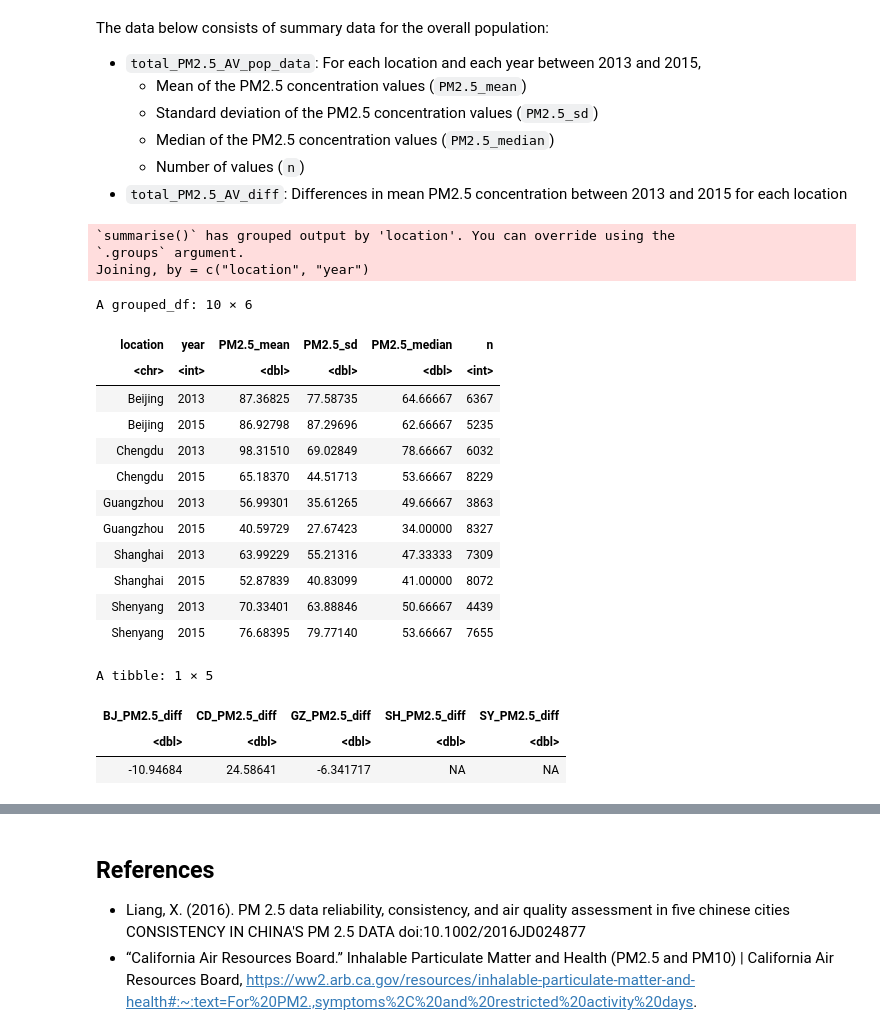
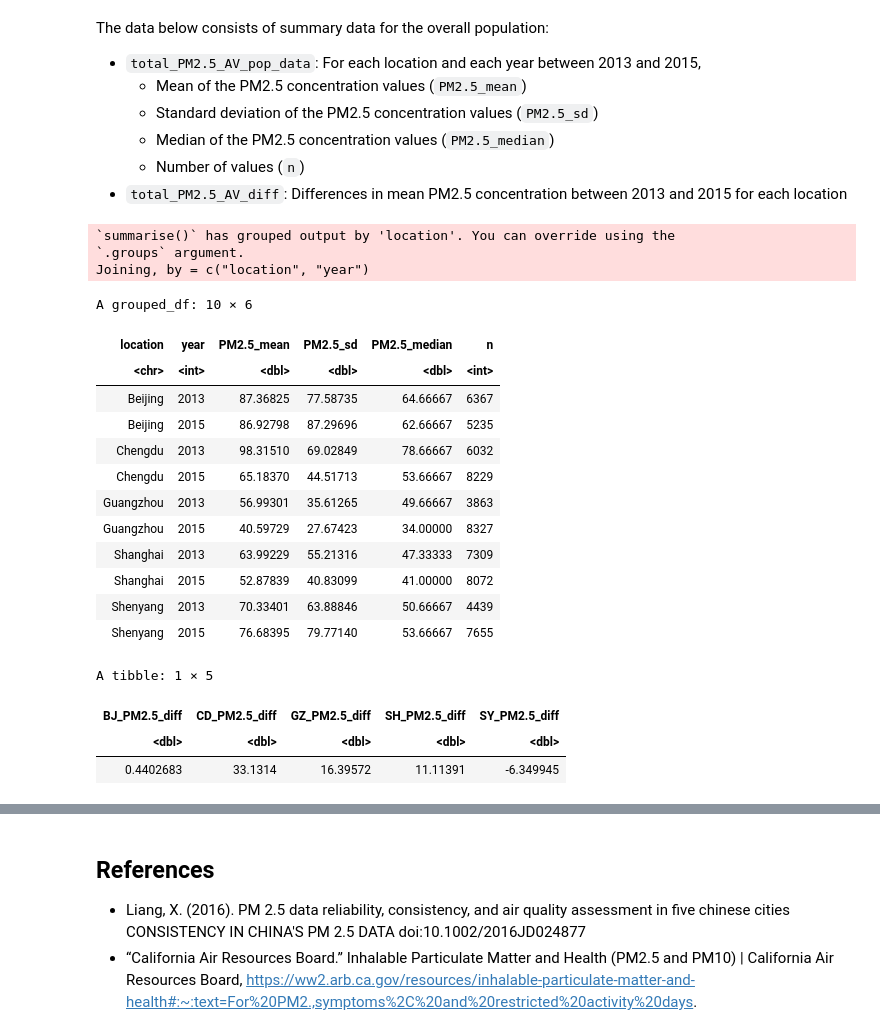
Before and after one commit to Nick-2003/STAT-201-Group-46-Project, a Jupyter notebook: STAT_201_Group_46_Project_Proposal.ipynb, the cells around one changed output, grey strips where cells are left out. Saved outputs shown, nothing was run; the diff lists cells and outputs as text; code cells hidden in the pictures.

```diff
--- a/STAT_201_Group_46_Project_Proposal.ipynb
+++ b/STAT_201_Group_46_Project_Proposal.ipynb
@@ -258,39 +258,39 @@ total_PM2.5_AV_pop_data <- total_PM2.5_AV %>%
 
 # total_PM2.5_AV_pop_data <- total_PM2.5_AV %>%
 #     group_by(location, year) %>%
 #     summarize(PM2.5_mean = mean(PM_2.5_AV)) %>%
 #     inner_join(countChinaDates)
 total_PM2.5_AV_pop_data
 
 total_PM2.5_AV_diff <- tibble(
-    BJ_PM2.5_diff = total_PM2.5_AV_pop_data$PM2.5_mean[1] - total_PM2.5_AV_pop_data$PM2.5_mean[3],
-    CD_PM2.5_diff = total_PM2.5_AV_pop_data$PM2.5_mean[4] - total_PM2.5_AV_pop_data$PM2.5_mean[6],
-    GZ_PM2.5_diff = total_PM2.5_AV_pop_data$PM2.5_mean[7] - total_PM2.5_AV_pop_data$PM2.5_mean[9],
-    SH_PM2.5_diff = total_PM2.5_AV_pop_data$PM2.5_mean[10] - total_PM2.5_AV_pop_data$PM2.5_mean[12],
-    SY_PM2.5_diff = total_PM2.5_AV_pop_data$PM2.5_mean[13] - total_PM2.5_AV_pop_data$PM2.5_mean[15],
+    BJ_PM2.5_diff = total_PM2.5_AV_pop_data$PM2.5_mean[1] - total_PM2.5_AV_pop_data$PM2.5_mean[2],
+    CD_PM2.5_diff = total_PM2.5_AV_pop_data$PM2.5_mean[3] - total_PM2.5_AV_pop_data$PM2.5_mean[4],
+    GZ_PM2.5_diff = total_PM2.5_AV_pop_data$PM2.5_mean[5] - total_PM2.5_AV_pop_data$PM2.5_mean[6],
+    SH_PM2.5_diff = total_PM2.5_AV_pop_data$PM2.5_mean[7] - total_PM2.5_AV_pop_data$PM2.5_mean[8],
+    SY_PM2.5_diff = total_PM2.5_AV_pop_data$PM2.5_mean[9] - total_PM2.5_AV_pop_data$PM2.5_mean[10],
 )
 total_PM2.5_AV_diff
 # %% [output]
 `summarise()` has grouped output by 'location'. You can override using the
 `.groups` argument.
 Joining, by = c("location", "year")
 A grouped_df: 10 × 6
 | location | year | PM2.5_mean | PM2.5_sd | PM2.5_median | n |
 | <chr> | <int> | <dbl> | <dbl> | <dbl> | <int> |
 | Beijing | 2013 | 87.36825 | 77.58735 | 64.66667 | 6367 |
 | Beijing | 2015 | 86.92798 | 87.29696 | 62.66667 | 5235 |
 | Chengdu | 2013 | 98.31510 | 69.02849 | 78.66667 | 6032 |
 | Chengdu | 2015 | 65.18370 | 44.51713 | 53.66667 | 8229 |
 | Guangzhou | 2013 | 56.99301 | 35.61265 | 49.66667 | 3863 |
 | Guangzhou | 2015 | 40.59729 | 27.67423 | 34.00000 | 8327 |
 | Shanghai | 2013 | 63.99229 | 55.21316 | 47.33333 | 7309 |
 | Shanghai | 2015 | 52.87839 | 40.83099 | 41.00000 | 8072 |
 | Shenyang | 2013 | 70.33401 | 63.88846 | 50.66667 | 4439 |
 | Shenyang | 2015 | 76.68395 | 79.77140 | 53.66667 | 7655 |
 A tibble: 1 × 5
 | BJ_PM2.5_diff | CD_PM2.5_diff | GZ_PM2.5_diff | SH_PM2.5_diff | SY_PM2.5_diff |
 | <dbl> | <dbl> | <dbl> | <dbl> | <dbl> |
-| -10.94684 | 24.58641 | -6.341717 | NA | NA |
+| 0.4402683 | 33.1314 | 16.39572 | 11.11391 | -6.349945 |
 # %% [markdown]
 ## Methods: Plan
 
```
Also changed, not shown: parts of 1 cell of this notebook.
